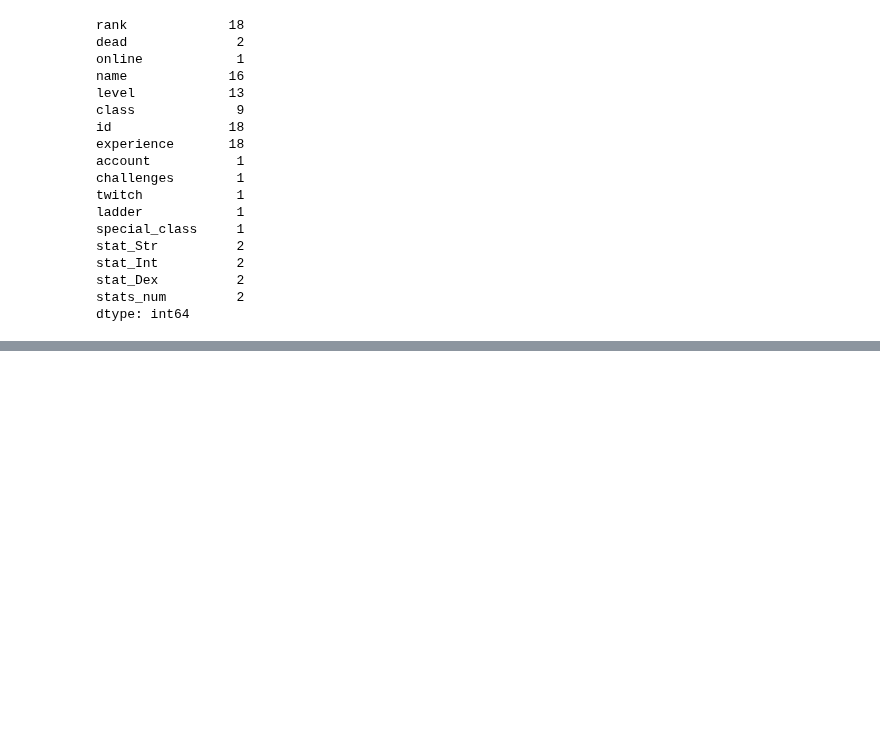
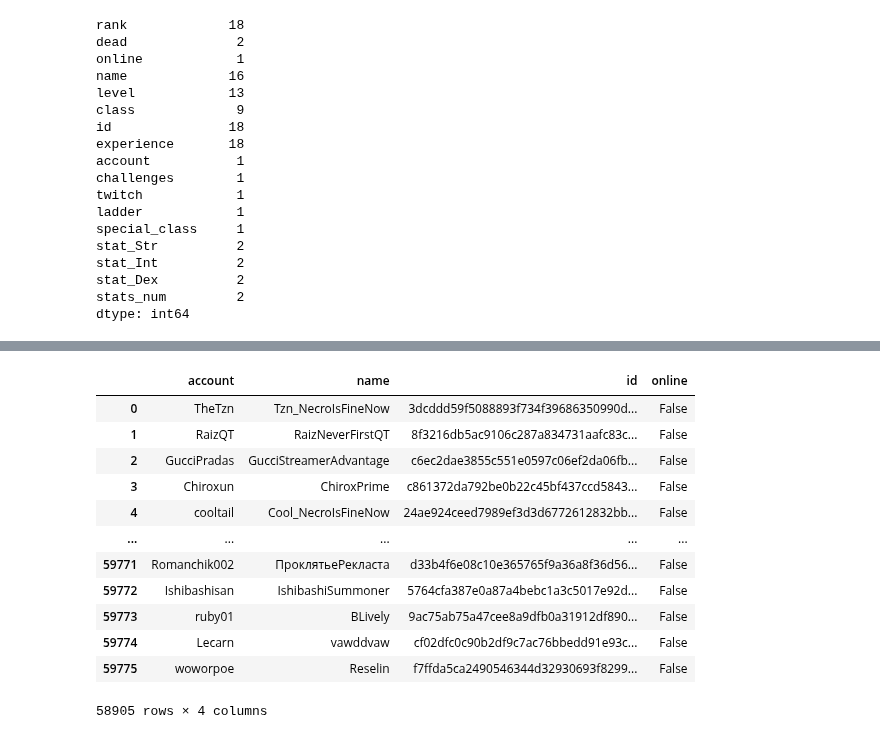
Before and after one commit to Angela-Park-JE/TIL_ver1, a Jupyter notebook: ToyPJT-POE_user/EDA_poe_stats_5_user.ipynb, the cells around one changed output, grey strips where cells are left out. Saved outputs shown, nothing was run; the diff lists cells and outputs as text; code cells hidden in the pictures; blank space fills up the shorter version.

```diff
--- a/ToyPJT-POE_user/EDA_poe_stats_5_user.ipynb
+++ b/ToyPJT-POE_user/EDA_poe_stats_5_user.ipynb
@@ -463,0 +505,16 @@ dtype: int64
+# %%
+coinonline['online']
+# %% [output]
+|  | account | name | id | online |
+| 0 | TheTzn | Tzn_NecroIsFineNow | 3dcddd59f5088893f734f39686350990d... | False |
+| 1 | RaizQT | RaizNeverFirstQT | 8f3216db5ac9106c287a834731aafc83c... | False |
+| 2 | GucciPradas | GucciStreamerAdvantage | c6ec2dae3855c551e0597c06ef2da06fb... | False |
+| 3 | Chiroxun | ChiroxPrime | c861372da792be0b22c45bf437ccd5843... | False |
+| 4 | cooltail | Cool_NecroIsFineNow | 24ae924ceed7989ef3d3d6772612832bb... | False |
+| ... | ... | ... | ... | ... |
+| 59771 | Romanchik002 | ПроклятьеРекласта | d33b4f6e08c10e365765f9a36a8f36d56... | False |
+| 59772 | Ishibashisan | IshibashiSummoner | 5764cfa387e0a87a4bebc1a3c5017e92d... | False |
+| 59773 | ruby01 | BLively | 9ac75ab75a47cee8a9dfb0a31912df890... | False |
+| 59774 | Lecarn | vawddvaw | cf02dfc0c90b2df9c7ac76bbedd91e93c... | False |
+| 59775 | woworpoe | Reselin | f7ffda5ca2490546344d32930693f8299... | False |
+58905 rows × 4 columns
```
Also changed, not shown: parts of 6 cells of this notebook.
